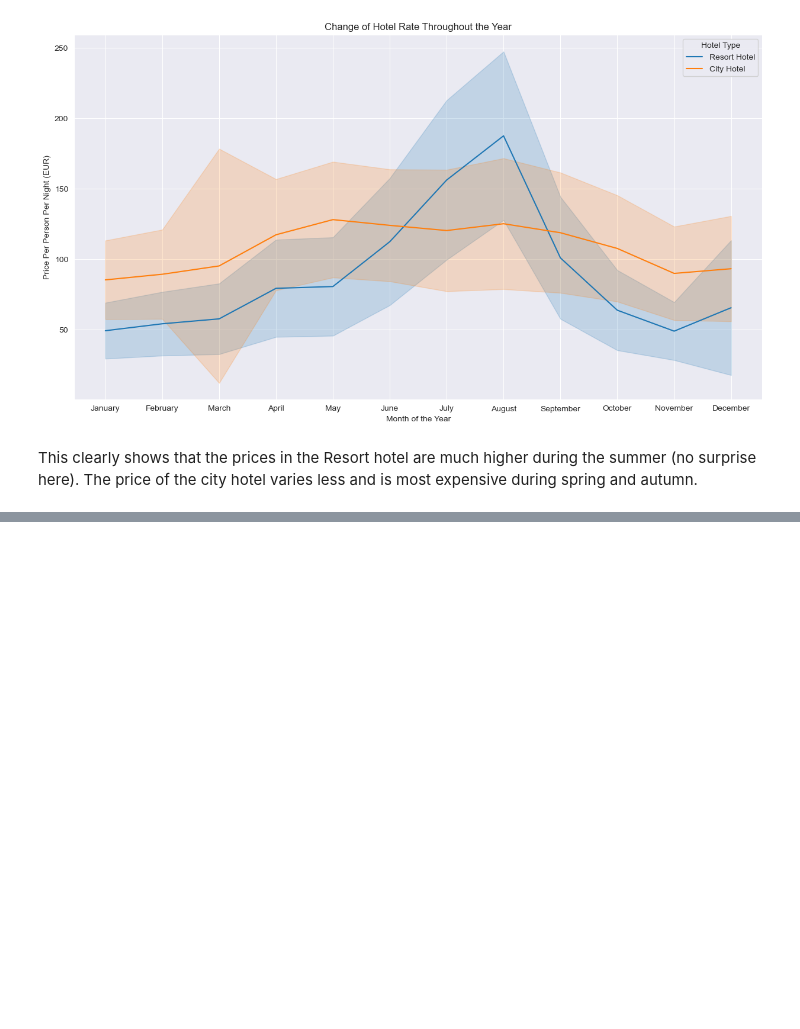
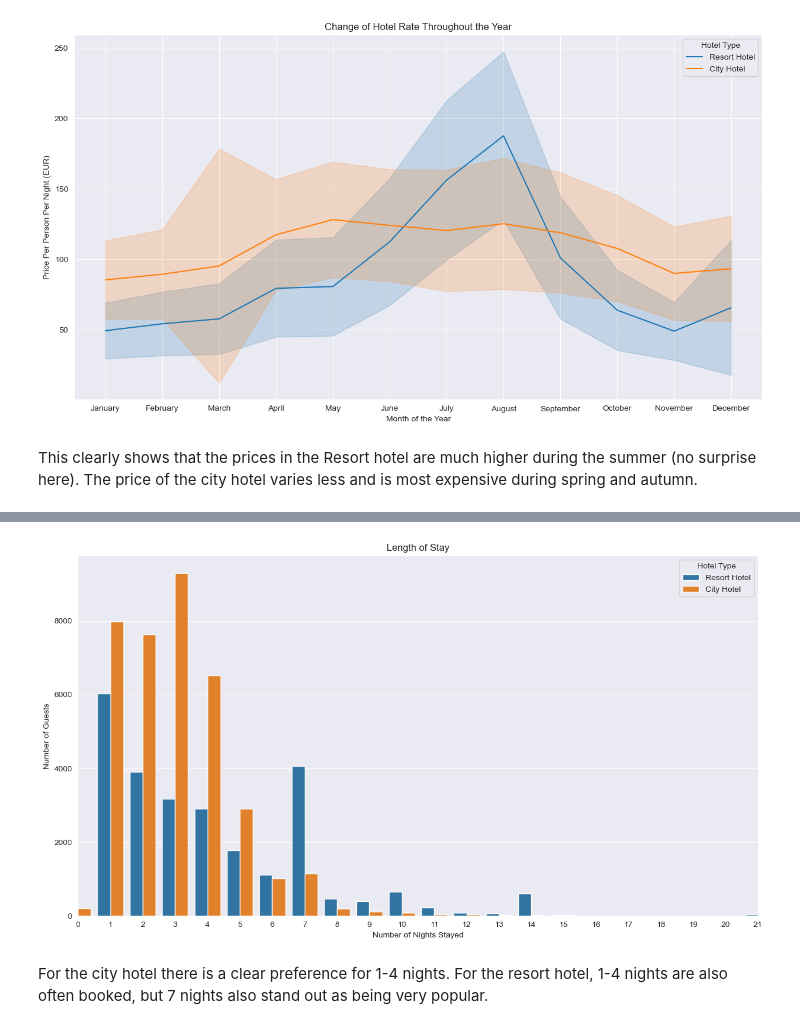
Before and after one commit to Rafsan7238/Data-Analysis_Data-Science_Projects, a Jupyter notebook: Python Projects/Applying ML to Predict Hotel Booking Cancellations/Analysing Hotel Cancellations.ipynb, the cells around one changed output, grey strips where cells are left out. Saved outputs shown, nothing was run; the diff lists cells and outputs as text; code cells hidden in the pictures; blank space fills up the shorter version.

Commit message:
Found length of stay

```diff
--- a/Python Projects/Applying ML to Predict Hotel Booking Cancellations/Analysing Hotel Cancellations.ipynb
+++ b/Python Projects/Applying ML to Predict Hotel Booking Cancellations/Analysing Hotel Cancellations.ipynb
@@ -250,0 +253,4 @@ The price of the city hotel varies less and is most expensive during spring and
+# %%
+hotel_stay = data[data['is_canceled']==0][['hotel', 'stays_in_week_nights', 'stays_in_weekend_nights']]
+hotel_stay['total_stay_nights'] = hotel_stay['stays_in_week_nights'] + hotel_stay['stays_in_weekend_nights']
+hotel_stay.sort_values('total_stay_nights')
@@ -250,0 +271,16 @@ The price of the city hotel varies less and is most expensive during spring and
+# %%
+plt.figure(figsize=(15,8))
+
+sns.countplot(data=hotel_stay, x='total_stay_nights', hue='hotel')
+plt.xlim([0, 21])
+plt.xlabel('Number of Nights Stayed')
+plt.ylabel('Number of Guests')
+plt.title('Length of Stay')
+plt.legend(title='Hotel Type')
+
+plt.show()
+# %% [output]
+[figure, added]
+# %% [markdown]
+For the city hotel there is a clear preference for 1-4 nights.
+For the resort hotel, 1-4 nights are also often booked, but 7 nights also stand out as being very popular.
```
Also changed, not shown: parts of 2 cells of this notebook.
